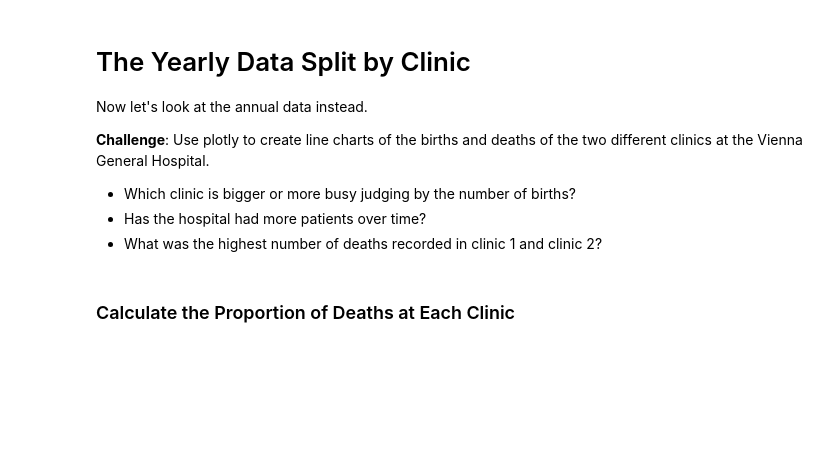
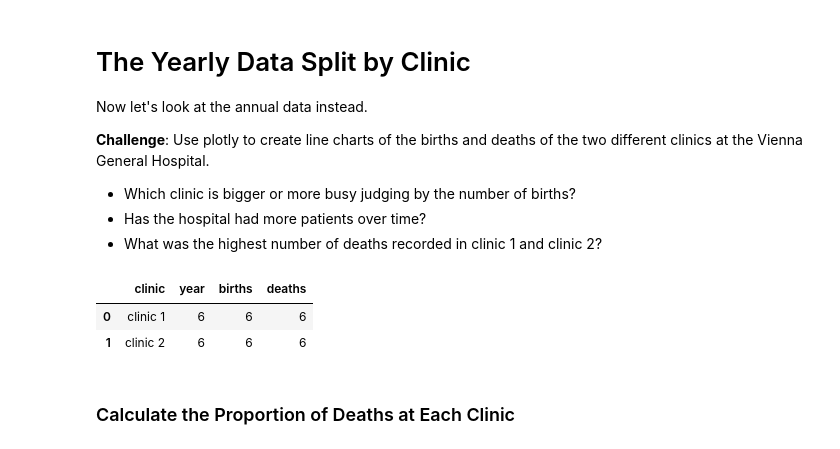
Before and after one commit to Xor01/Semmelweis-Death-Analysis, a Jupyter notebook: Dr_Semmelweis_Handwashing_Discovery.ipynb, the cells around one changed output. Drawn from its saved outputs; the diff is of its cells as text; code cells hidden in the pictures; blank space fills up the shorter version.

```diff
--- a/Dr_Semmelweis_Handwashing_Discovery.ipynb
+++ b/Dr_Semmelweis_Handwashing_Discovery.ipynb
@@ -231,3 +231,10 @@ Now let's look at the annual data instead.
 * Which clinic is bigger or more busy judging by the number of births?
 * Has the hospital had more patients over time?
 * What was the highest number of deaths recorded in clinic 1 and clinic 2?
+# %%
+grouped_by_clinics = df_yearly.groupby('clinic', as_index=False).count()
+grouped_by_clinics
+# %% [output]
+|  | clinic | year | births | deaths |
+| 0 | clinic 1 | 6 | 6 | 6 |
+| 1 | clinic 2 | 6 | 6 | 6 |
```
Also changed, not shown: parts of 1 cell of this notebook.
